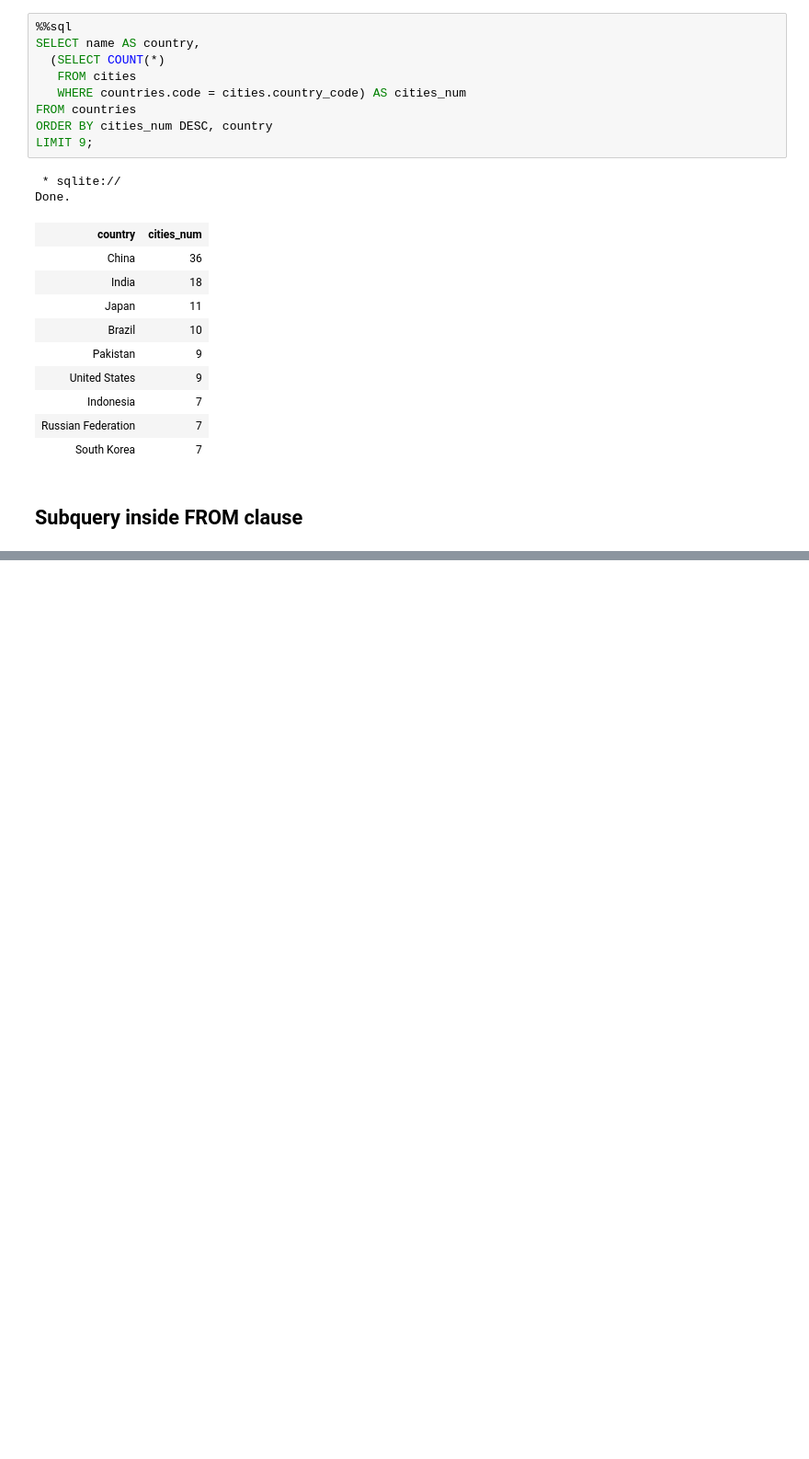
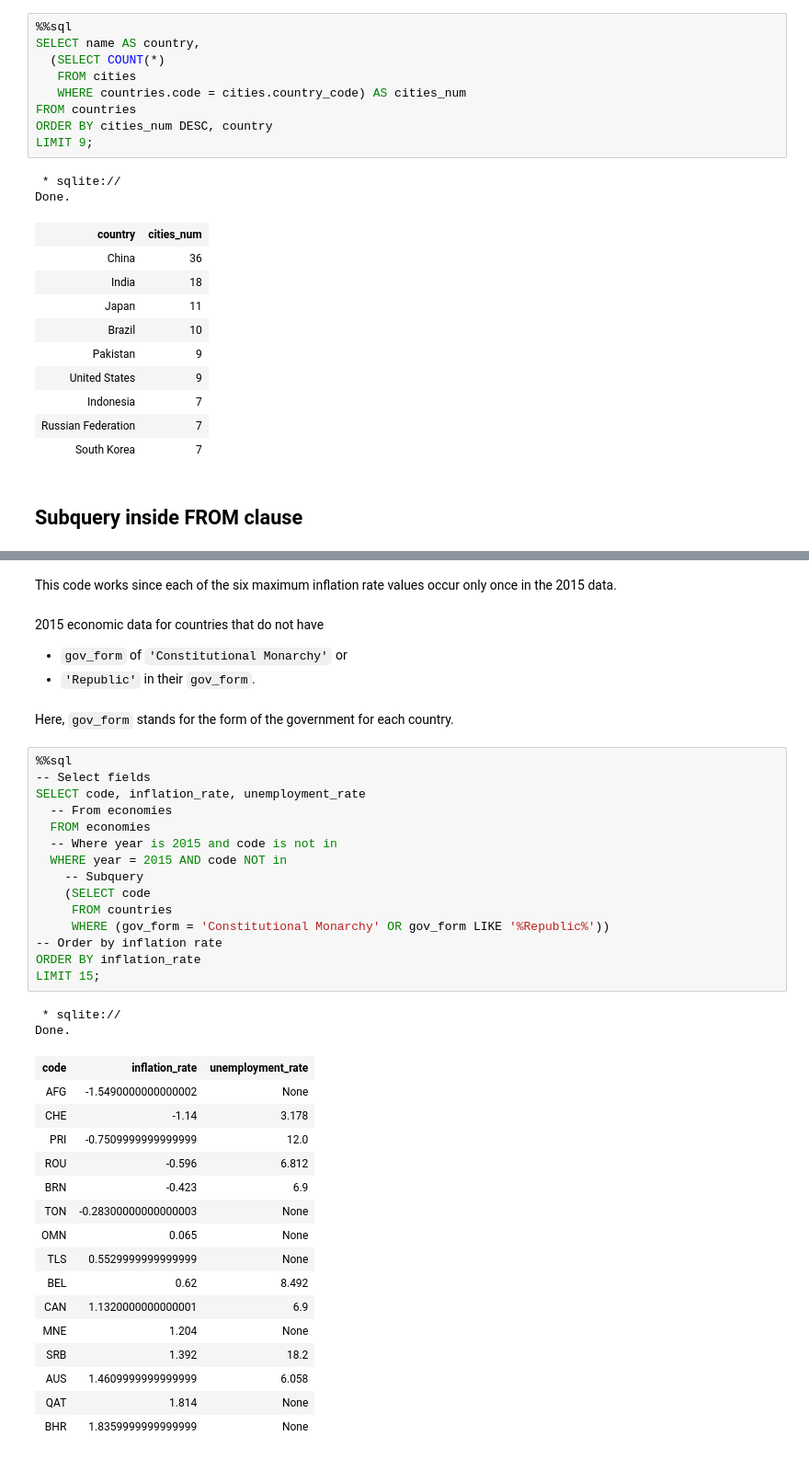
Before and after one commit to VictorOmondi1997/Joining-Data-in-SQL, a Jupyter notebook: Joining Data in SQL.ipynb, the cells around one changed output, grey strips where cells are left out. Shown: that part at 92% size. Drawn from its saved outputs; the diff is of its cells as text; blank space fills up the shorter version.

```diff
--- a/Joining Data in SQL.ipynb
+++ b/Joining Data in SQL.ipynb
@@ -1876,0 +2058,43 @@ Done.
+# %% [markdown]
+This code works since each of the six maximum inflation rate values occur only once in the 2015 data.
+# %% [markdown]
+2015 economic data for countries that do not have
+
+- `gov_form` of `'Constitutional Monarchy'` or
+- `'Republic'` in their `gov_form`.
+# %% [markdown]
+Here, `gov_form` stands for the form of the government for each country.
+# %%
+%%sql
+-- Select fields
+SELECT code, inflation_rate, unemployment_rate
+  -- From economies
+  FROM economies
+  -- Where year is 2015 and code is not in
+  WHERE year = 2015 AND code NOT in
+  	-- Subquery
+  	(SELECT code
+  	 FROM countries
+  	 WHERE (gov_form = 'Constitutional Monarchy' OR gov_form LIKE '%Republic%'))
+-- Order by inflation rate
+ORDER BY inflation_rate
+LIMIT 15;
+# %% [output]
+ * sqlite://
+Done.
+| code | inflation_rate | unemployment_rate |
+| AFG | -1.5490000000000002 | None |
+| CHE | -1.14 | 3.178 |
+| PRI | -0.7509999999999999 | 12.0 |
+| ROU | -0.596 | 6.812 |
+| BRN | -0.423 | 6.9 |
+| TON | -0.28300000000000003 | None |
+| OMN | 0.065 | None |
+| TLS | 0.5529999999999999 | None |
+| BEL | 0.62 | 8.492 |
+| CAN | 1.1320000000000001 | 6.9 |
+| MNE | 1.204 | None |
+| SRB | 1.392 | 18.2 |
+| AUS | 1.4609999999999999 | 6.058 |
+| QAT | 1.814 | None |
+| BHR | 1.8359999999999999 | None |
```
Also changed, not shown: parts of 26 cells of this notebook.
